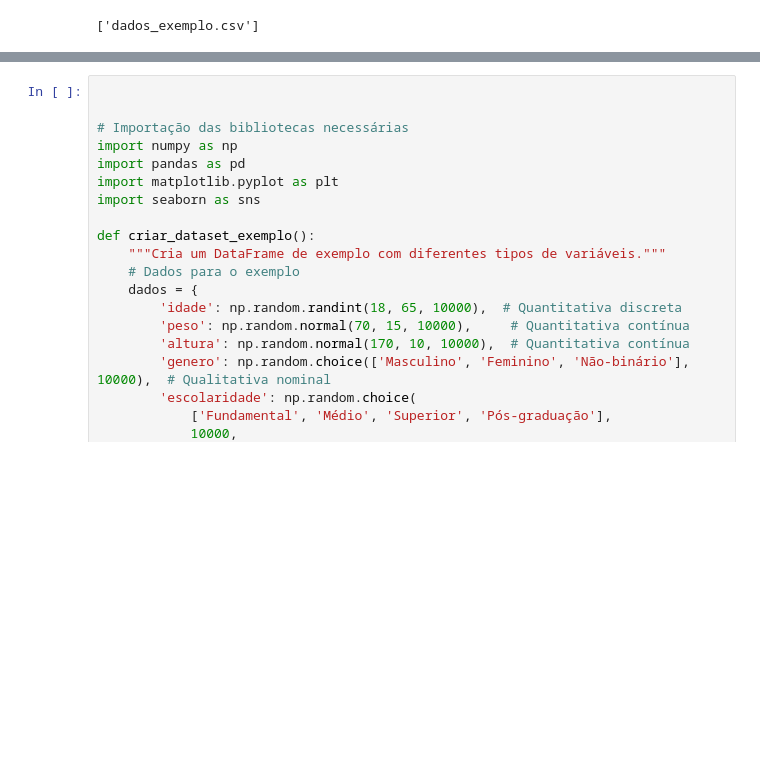
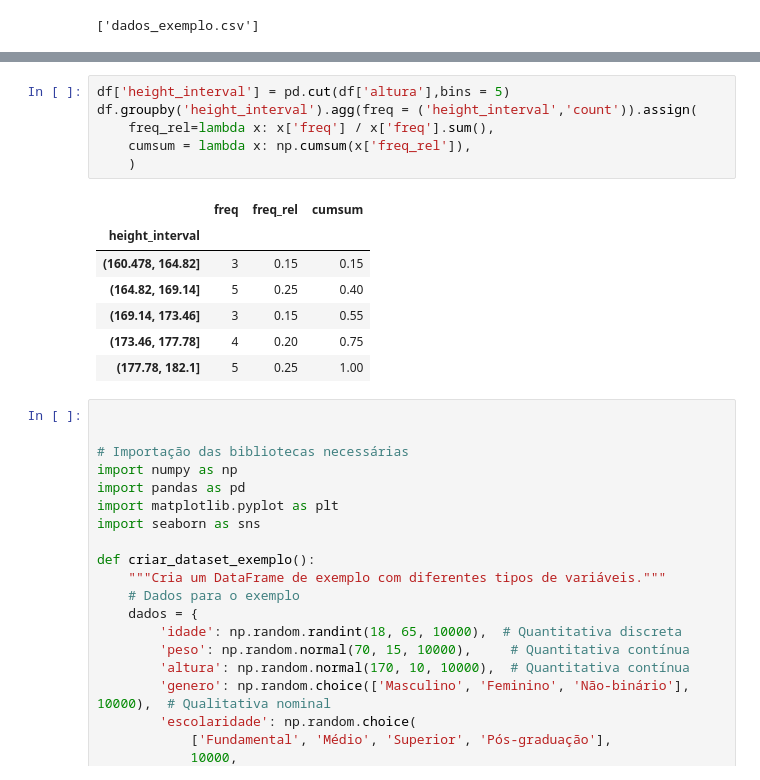
Before and after one commit to Jailsonrs/MOOCs-Contents, a Jupyter notebook: DS-intro/Aula 3 AED/notebooks/aula3.ipynb, the cells around one changed output, grey strips where cells are left out. Cells and saved outputs as stored; diff of their text form; blank space fills up the shorter version.

```diff
--- a/DS-intro/Aula 3 AED/notebooks/aula3.ipynb
+++ b/DS-intro/Aula 3 AED/notebooks/aula3.ipynb
@@ -120,6 +230,20 @@ dtype: object
 | 17 | 18 | 23 | 162.8 | 56.9 | Feminino | Médio | Solteiro | Até R$2.000 | 0 | 3 | ... |
 | 18 | 19 | 49 | 175.1 | 80.8 | Masculino | Superior | Divorciado | R$2.001-R$5.000 | 2 | 4 | ... |
 | 19 | 20 | 32 | 168.9 | 63.4 | Feminino | Superior | Casado | R$2.001-R$5.000 | 1 | 4 | ... |
+# %%
+df['height_interval'] = pd.cut(df['altura'],bins = 5)
+df.groupby('height_interval').agg(freq = ('height_interval','count')).assign(
+    freq_rel=lambda x: x['freq'] / x['freq'].sum(),
+    cumsum = lambda x: np.cumsum(x['freq_rel']),
+    )
+# %% [output]
+|  | freq | freq_rel | cumsum |
+| height_interval |  |  |  |
+| (160.478, 164.82] | 3 | 0.15 | 0.15 |
+| (164.82, 169.14] | 5 | 0.25 | 0.40 |
+| (169.14, 173.46] | 3 | 0.15 | 0.55 |
+| (173.46, 177.78] | 4 | 0.20 | 0.75 |
+| (177.78, 182.1] | 5 | 0.25 | 1.00 |
 # %%
 
 
```
Also changed, not shown: parts of 17 cells of this notebook, 2 other files.
